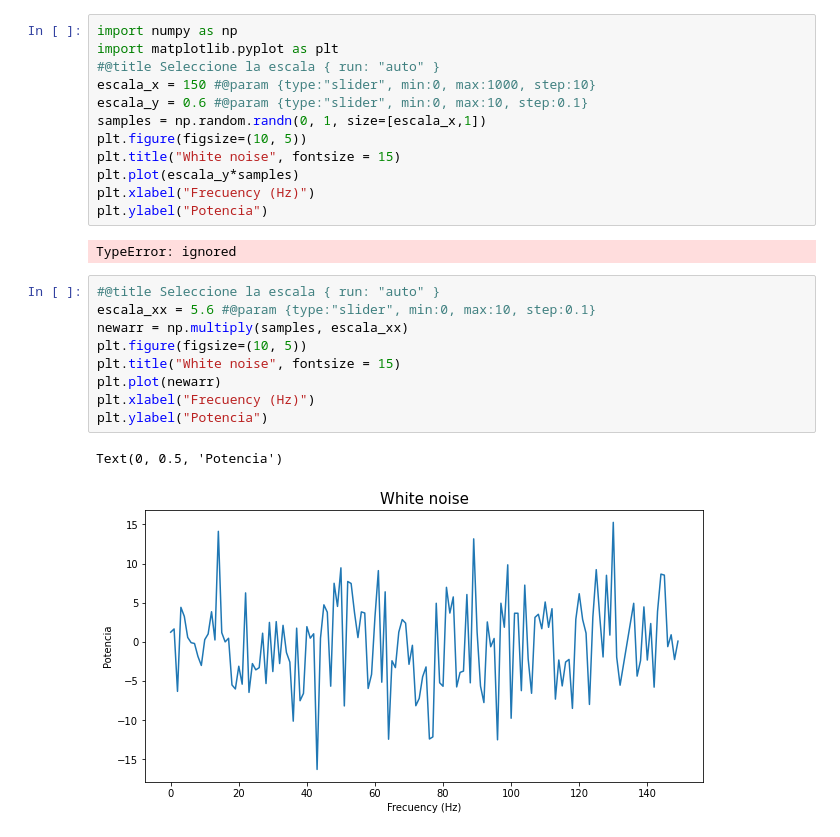
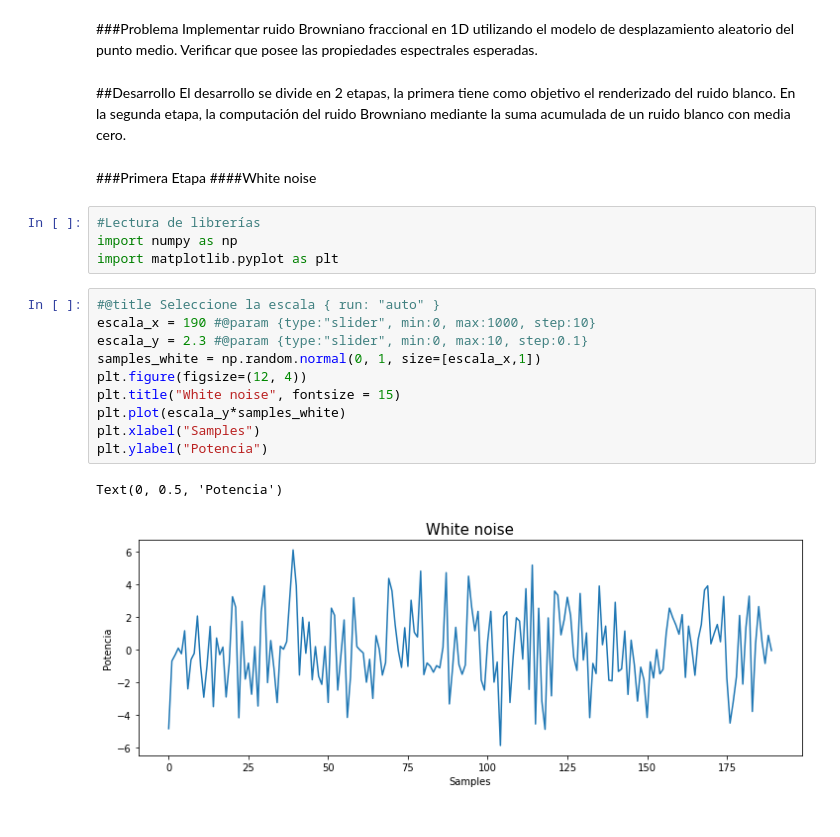
Before and after one commit to RonnyGuevara/Fractal_Images, a Jupyter notebook: TP5/TP5_FI.ipynb, the cells around one changed output. Drawn from its saved outputs; the diff is of its cells as text.

```diff
--- a/TP5/TP5_FI.ipynb
+++ b/TP5/TP5_FI.ipynb
@@ -42,26 +15,27 @@ Questions? accounts@plotly.com
+# %% [markdown]
+###Problema
+Implementar ruido Browniano fraccional en 1D utilizando el modelo de desplazamiento aleatorio del punto medio. Verificar que posee las
+propiedades espectrales esperadas.
+# %% [markdown]
+##Desarrollo
+El desarrollo se divide en 2 etapas, la primera tiene como objetivo el renderizado del ruido blanco. En la segunda etapa, la computación del ruido Browniano mediante la suma acumulada de un ruido blanco con media cero.
+# %% [markdown]
+###Primera Etapa
+####White noise
+# %%
+#Lectura de librerías
+import numpy as np
+import matplotlib.pyplot as plt
 # %%
-import numpy as np
-import matplotlib.pyplot as plt
 #@title Seleccione la escala { run: "auto" }
-escala_x = 150 #@param {type:"slider", min:0, max:1000, step:10}
-escala_y = 0.6 #@param {type:"slider", min:0, max:10, step:0.1}
-samples = np.random.randn(0, 1, size=[escala_x,1])
-plt.figure(figsize=(10, 5))
+escala_x = 190 #@param {type:"slider", min:0, max:1000, step:10}
+escala_y = 2.3 #@param {type:"slider", min:0, max:10, step:0.1}
+samples_white = np.random.normal(0, 1, size=[escala_x,1])
+plt.figure(figsize=(12, 4))
 plt.title("White noise", fontsize = 15)
-plt.plot(escala_y*samples)
-plt.xlabel("Frecuency (Hz)")
+plt.plot(escala_y*samples_white)
+plt.xlabel("Samples")
 plt.ylabel("Potencia")
 # %% [output]
-TypeError: ignored
+Text(0, 0.5, 'Potencia')
+[figure, added]
-# %%
-#@title Seleccione la escala { run: "auto" }
-escala_xx = 5.6 #@param {type:"slider", min:0, max:10, step:0.1}
-newarr = np.multiply(samples, escala_xx)
-plt.figure(figsize=(10, 5))
-plt.title("White noise", fontsize = 15)
-plt.plot(newarr)
-plt.xlabel("Frecuency (Hz)")
-plt.ylabel("Potencia")
-# %% [output]
-Text(0, 0.5, 'Potencia')
-[figure, removed]
```
Also changed, not shown: parts of 20 cells of this notebook.
